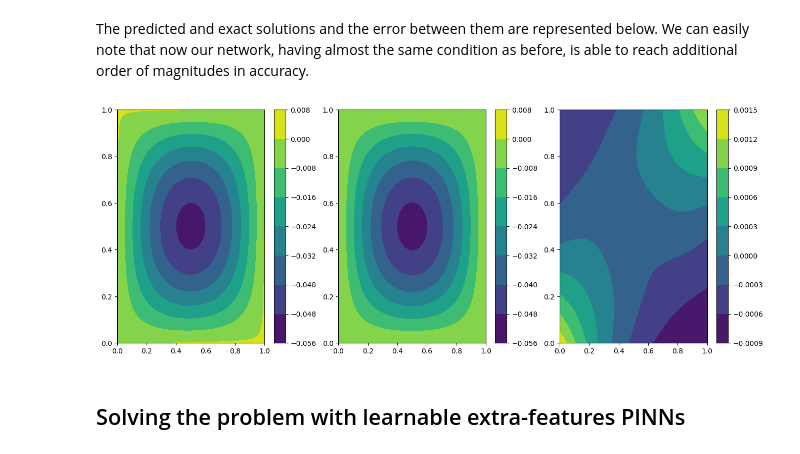
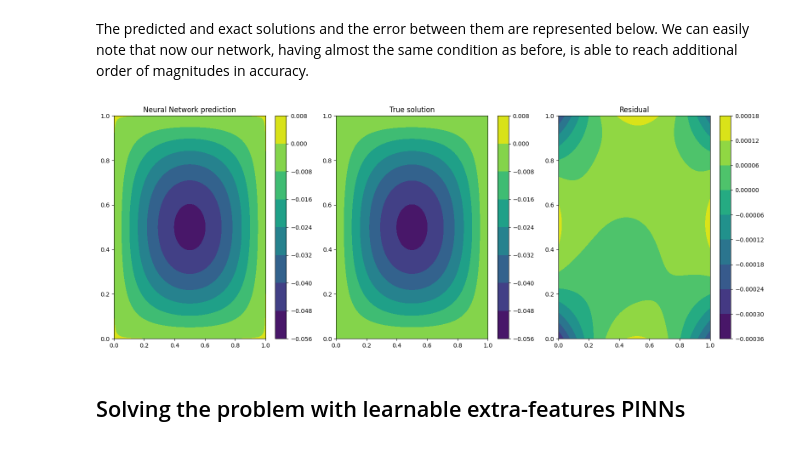
Before and after one commit to PINA-org/PINA-Tutorials, a Jupyter notebook: tutorial2/tutorial.ipynb, the cells around one changed output. Drawn from its saved outputs; the diff is of its cells as text; code cells hidden in the pictures.

```diff
--- a/tutorial2/tutorial.ipynb
+++ b/tutorial2/tutorial.ipynb
@@ -150,9 +153,9 @@ HPU available: False, using: 0 HPUs
 The predicted and exact solutions and the error between them are represented below.
 We can easily note that now our network, having almost the same condition as before, is able to reach additional order of magnitudes in accuracy.
 # %%
-plotter.plot(trainer_feat)
+plotter.plot(solver=pinn_feat)
 # %% [output]
-[figure, old version]
+[figure, new version]
 # %% [markdown]
 ## Solving the problem with learnable extra-features PINNs
 # %% [markdown]
```
Also changed, not shown: parts of 7 cells of this notebook, 7 other files.
